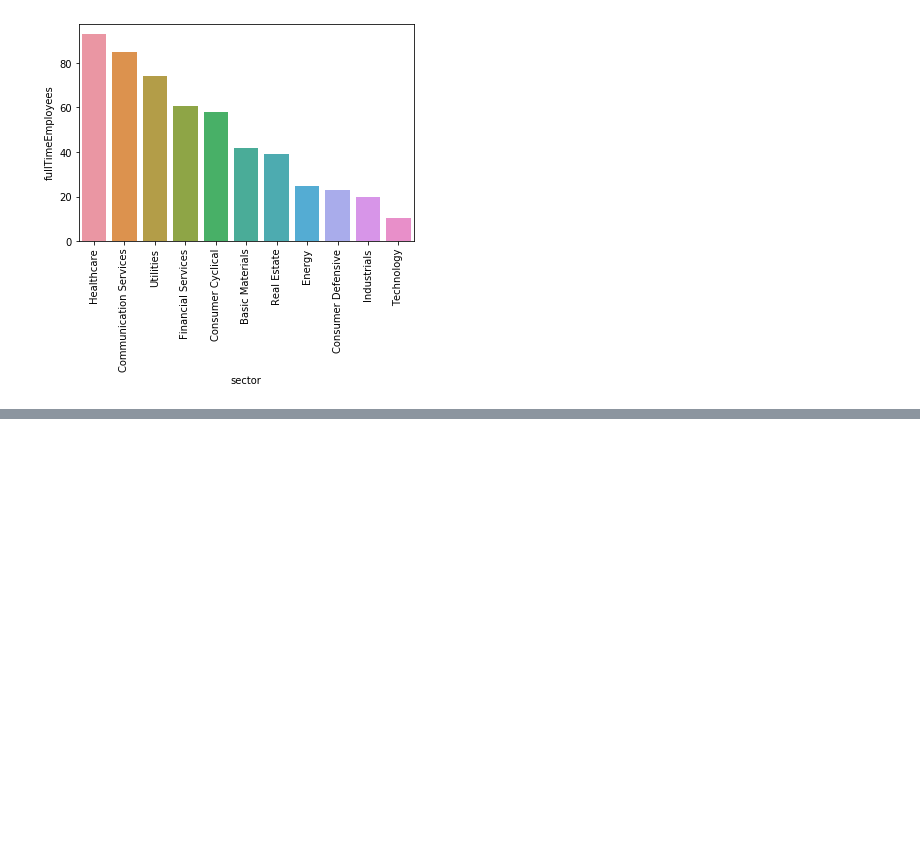
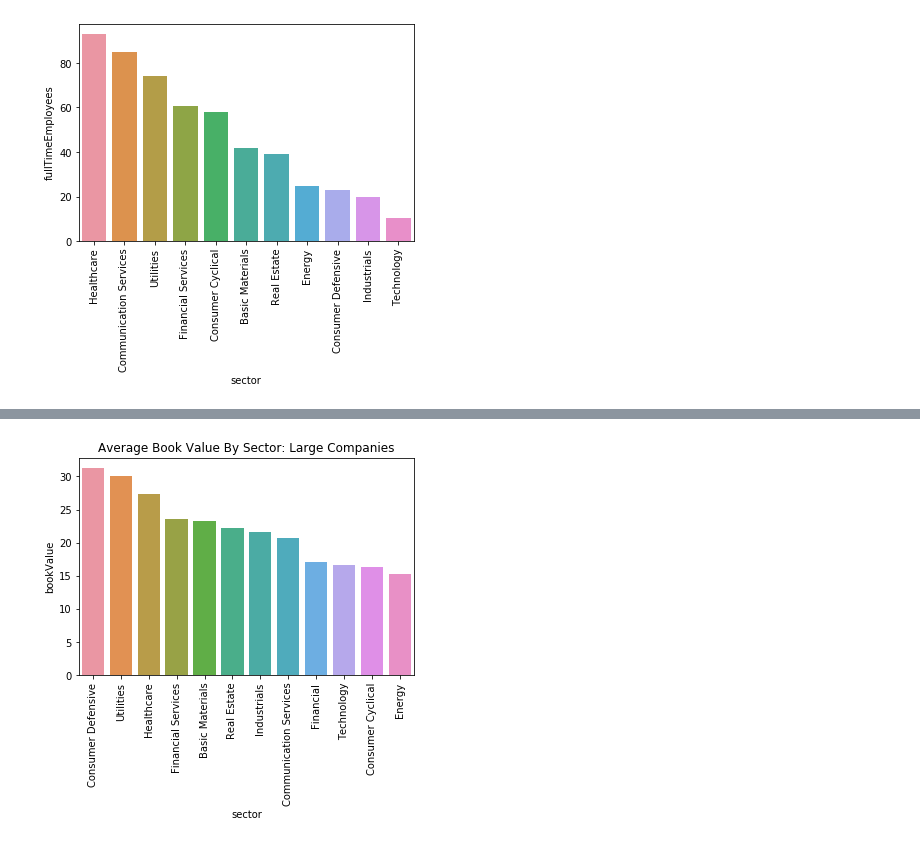
Before and after one commit to ipatel467/Stock-Market-Analysis, a Jupyter notebook: StocksP2.ipynb, the cells around one changed output, grey strips where cells are left out. Cells and saved outputs as stored; diff of their text form; code cells hidden in the pictures; blank space fills up the shorter version.

```diff
--- a/StocksP2.ipynb
+++ b/StocksP2.ipynb
@@ -491,0 +502,10 @@ plt.xticks(rotation = 90);
+# %%
+lbv = large.groupby('sector').agg({'bookValue':'mean'}).reset_index()
+# %%
+lbv = lbv.sort_values(by='bookValue',ascending=False)
+# %%
+sns.barplot(x=lbv['sector'], y= lbv['bookValue']);
+plt.xticks(rotation=90);
+plt.title('Average Book Value By Sector: Large Companies');
+# %% [output]
+[figure, added]
```
Also changed, not shown: parts of 7 cells of this notebook.
